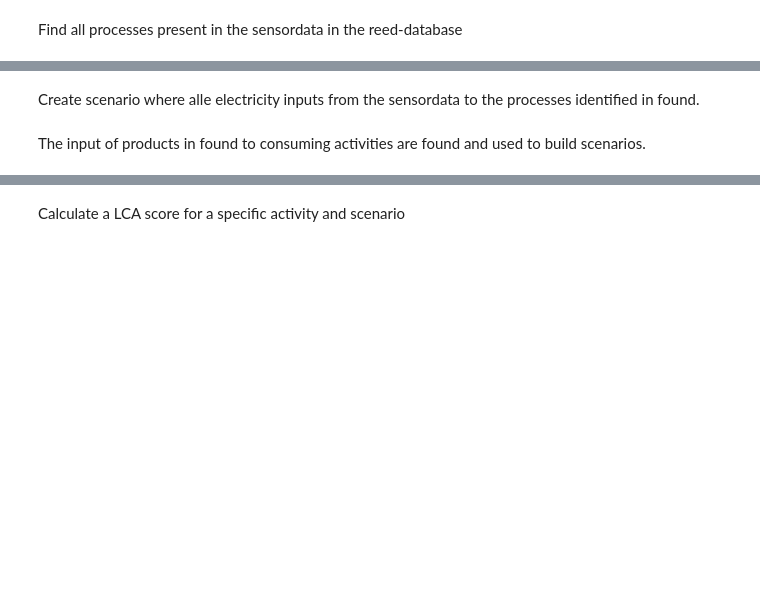
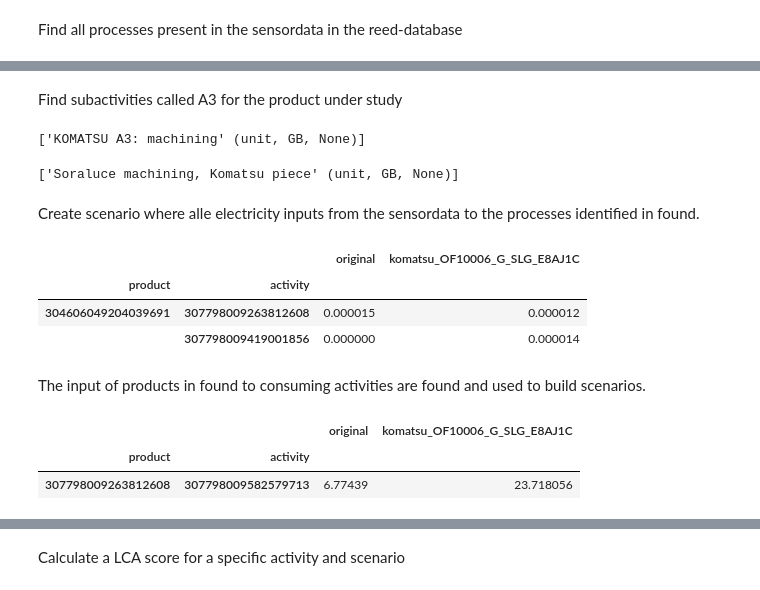
Before and after one commit to 20lca/reed, a Jupyter notebook: scripts/01_REED_analysis.ipynb, the cells around one changed output, grey strips where cells are left out. Saved outputs shown, nothing was run; the diff lists cells and outputs as text; code cells hidden in the pictures; blank space fills up the shorter version.

Commit message:
Updating sensordata swap to swap inputs and subin put + split LCA score into A1, A2, A3

```diff
--- a/scripts/01_REED_analysis.ipynb
+++ b/scripts/01_REED_analysis.ipynb
@@ -132,3 +265,29 @@ found
+# %% [markdown]
+Find subactivities called A3 for the product under study
+# %%
+product_activity = reed.get(name=product)
+
+# Find the A3 activity inside KOMATSU total
+a3_matches = find_subactivity_by_name_fragment(
+    parent_activity=product_activity,
+    name_fragment="A3",
+)
+
+print(a3_matches)
+a3_activity = a3_matches[0]
+# %% [output]
+['KOMATSU A3: machining' (unit, GB, None)]
+# %%
+soraluce_matches = find_subactivity_by_name_fragment(
+    parent_activity=a3_activity,
+    name_fragment="soraluce machining",
+)
+
+print(soraluce_matches)
+
+soraluce_activity = soraluce_matches[0]
+# %% [output]
+['Soraluce machining, Komatsu piece' (unit, GB, None)]
 # %%
 #Identifying the electricity activity in bonsai to be able to compute the original electricity input amount for the activities found above
 electricity = bonsai.get(name='production of electricity (market for)', location='GB', unit='TJ')
@@ -136,10 +295,25 @@ electricity = bonsai.get(name='production of electricity (market for)', location
 Create scenario where alle electricity inputs from the sensordata to the processes identified in found.
 # %%
 scenarios = build_scenarios_from_power_active(tool_energy_by_company_and_event, found, electricity)
+scenarios
+# %% [output]
+|  |  | original | komatsu_OF10006_G_SLG_E8AJ1C |
+| product | activity |  |  |
+| 304606049204039691 | 307798009263812608 | 0.000015 | 0.000012 |
+|  | 307798009419001856 | 0.000000 | 0.000014 |
 # %% [markdown]
 The input of products in found to consuming activities are found and used to build scenarios.
 # %%
-consumer_scenarios = build_consumer_input_scenarios_from_hours(tool_energy_by_company_and_event, found, reed)
+consumer_scenarios = build_consumer_input_scenarios_from_hours_for_activity(
+    tool_energy_by_company_and_event,
+    found,
+    consumer_activity=soraluce_activity,
+)
+consumer_scenarios
+# %% [output]
+|  |  | original | komatsu_OF10006_G_SLG_E8AJ1C |
+| product | activity |  |  |
+| 307798009263812608 | 307798009582579713 | 6.77439 | 23.718056 |
 # %%
 full_scenario = pd.concat([scenarios, consumer_scenarios])
 # %%
```
Also changed, not shown: parts of 22 cells of this notebook, 1 other file.
